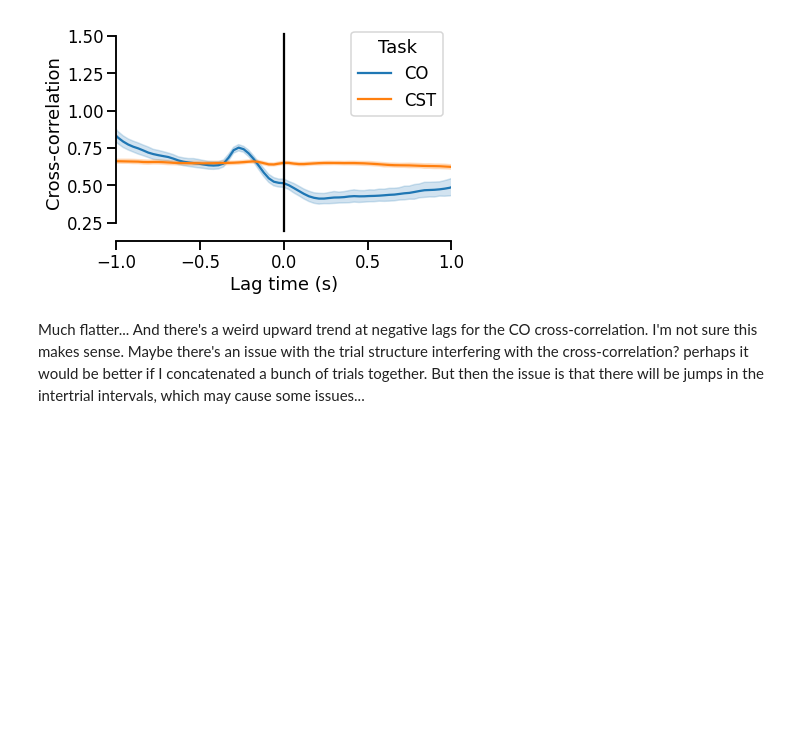
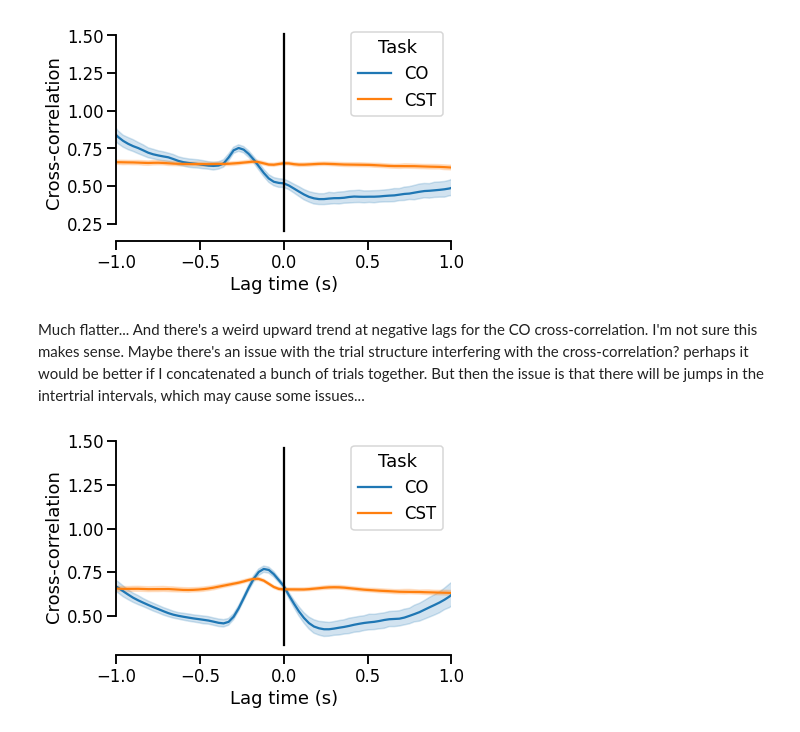
Before and after one commit to raeedcho/cst-dynamics, a Jupyter notebook: notebooks/compare_cocst_tangling.ipynb, the cells around one changed output. Cells and saved outputs as stored; diff of their text form; code cells hidden in the pictures; blank space fills up the shorter version.

Commit message:
feat: Add a cross-corr figure for comparing LFADS inputs with hand velocity to tangling notebook

```diff
--- a/notebooks/compare_cocst_tangling.ipynb
+++ b/notebooks/compare_cocst_tangling.ipynb
@@ -463,3 +463,33 @@ sns.despine(ax=tang_speed_ax,trim=True)
 [figure]
 # %% [markdown]
 Much flatter... And there's a weird upward trend at negative lags for the CO cross-correlation. I'm not sure this makes sense. Maybe there's an issue with the trial structure interfering with the cross-correlation? perhaps it would be better if I concatenated a bunch of trials together. But then the issue is that there will be jumps in the intertrial intervals, which may cause some issues...
+# %%
+input_speed_corr = (
+    cocst_tangling.groupby(['Task','trial_id'])
+    .apply(
+        lambda s: pd.Series({
+            'Cross-correlation': src.analysis.normalized_cross_correlation(s['LFADS input norm'],np.abs(s['X hand velocity'])),
+            'Lag bin': correlation_lags(len(s['LFADS input norm']),len(s['X hand velocity'])),
+            'Lag time (s)': correlation_lags(len(s['LFADS input norm']),len(s['X hand velocity']))*analysis_params['bin_size'],
+        })
+    )
+    .explode(column=['Cross-correlation','Lag bin','Lag time (s)'])
+    .set_index('Lag bin',append=True)
+)
+
+input_speed_ax = sns.lineplot(
+    data=input_speed_corr,
+    x='Lag time (s)',
+    y='Cross-correlation',
+    hue='Task',
+)
+input_speed_ax.plot(
+    [0,0],
+    input_speed_ax.get_ylim(),
+    'k-',
+)
+input_speed_ax.set_xlim([-1,1])
+
+sns.despine(ax=input_speed_ax,trim=True)
+# %% [output]
+[figure, added]
```
Also changed, not shown: parts of 7 cells of this notebook.
